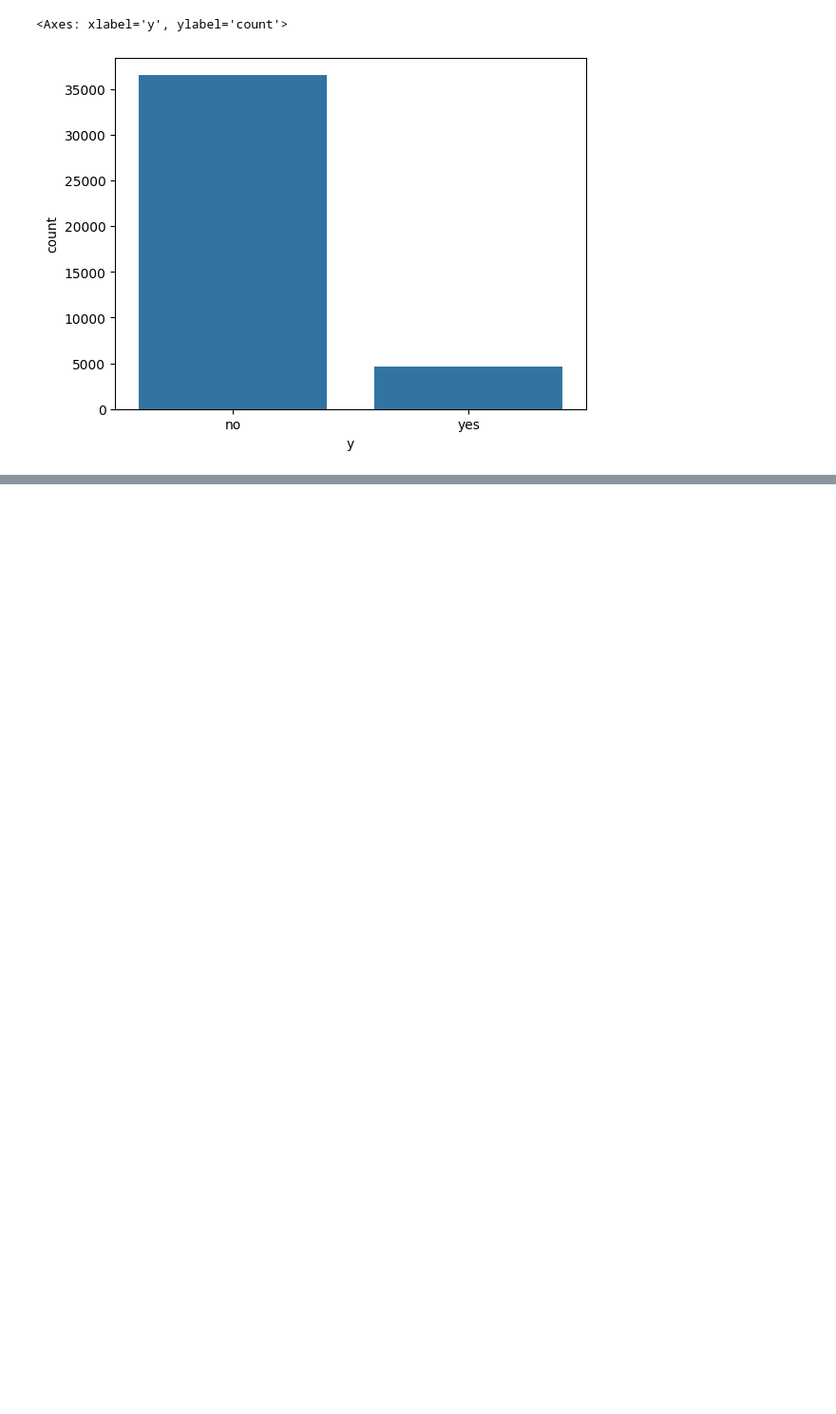
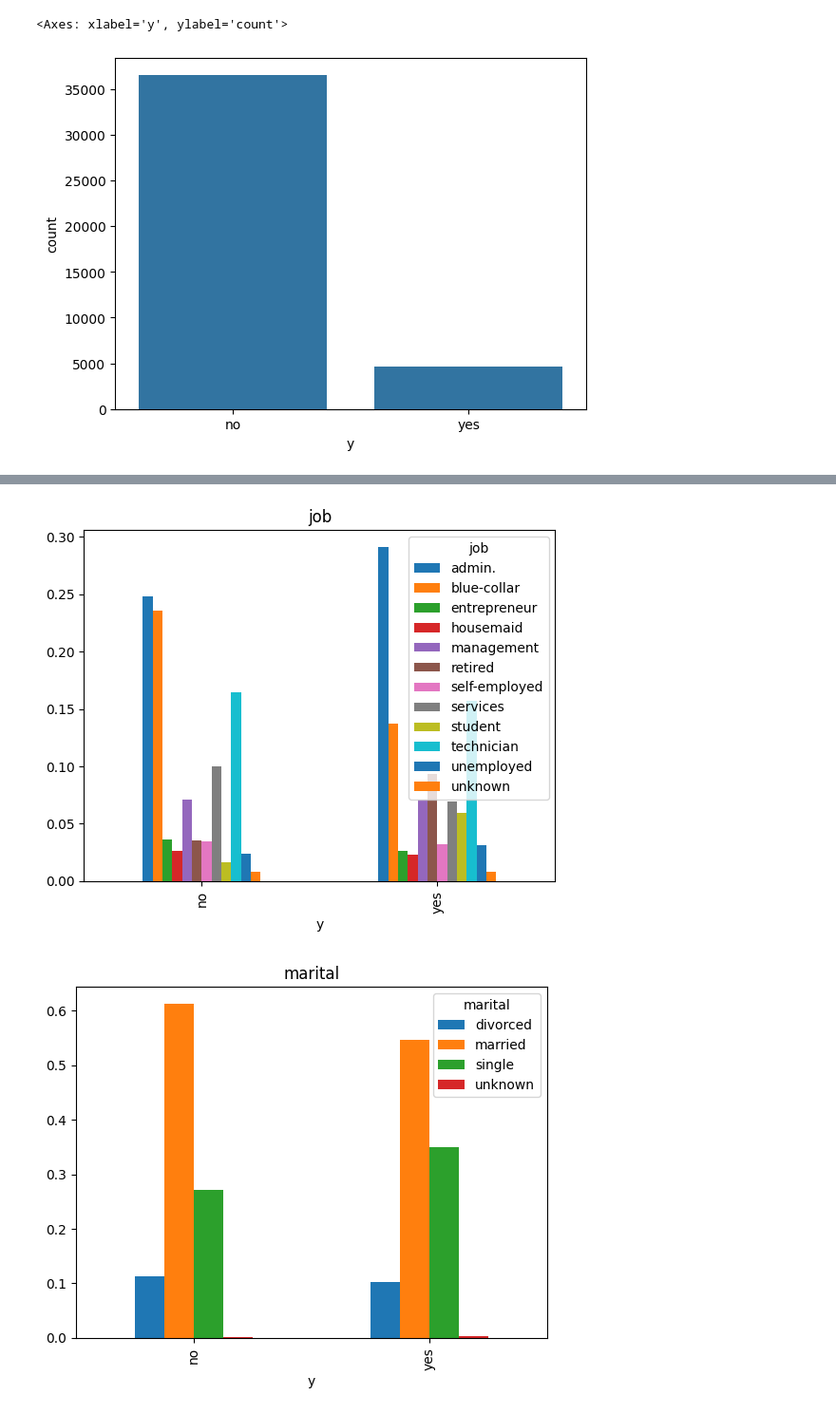
Before and after one commit to TaeyoonKim-DS/10-MLOps-Challenge, a Jupyter notebook: Banking_marketing/case.ipynb, the cells around one changed output, grey strips where cells are left out. Shown at 95% size. Cells and saved outputs as stored; diff of their text form; code cells hidden in the pictures; blank space fills up the shorter version.

```diff
--- a/Banking_marketing/case.ipynb
+++ b/Banking_marketing/case.ipynb
@@ -242,0 +292,8 @@ sns.countplot(x=target_column, data=df)
+# %%
+for column_name in list_categorical_columns:
+    pd.crosstab(df[target_column], df[column_name], normalize="index").plot.bar()
+    plt.title(column_name)
+plt.show()
+# %% [output]
+[figure, added]
+[figure, added]
```
Also changed, not shown: parts of 40 cells of this notebook, 3 other files.
